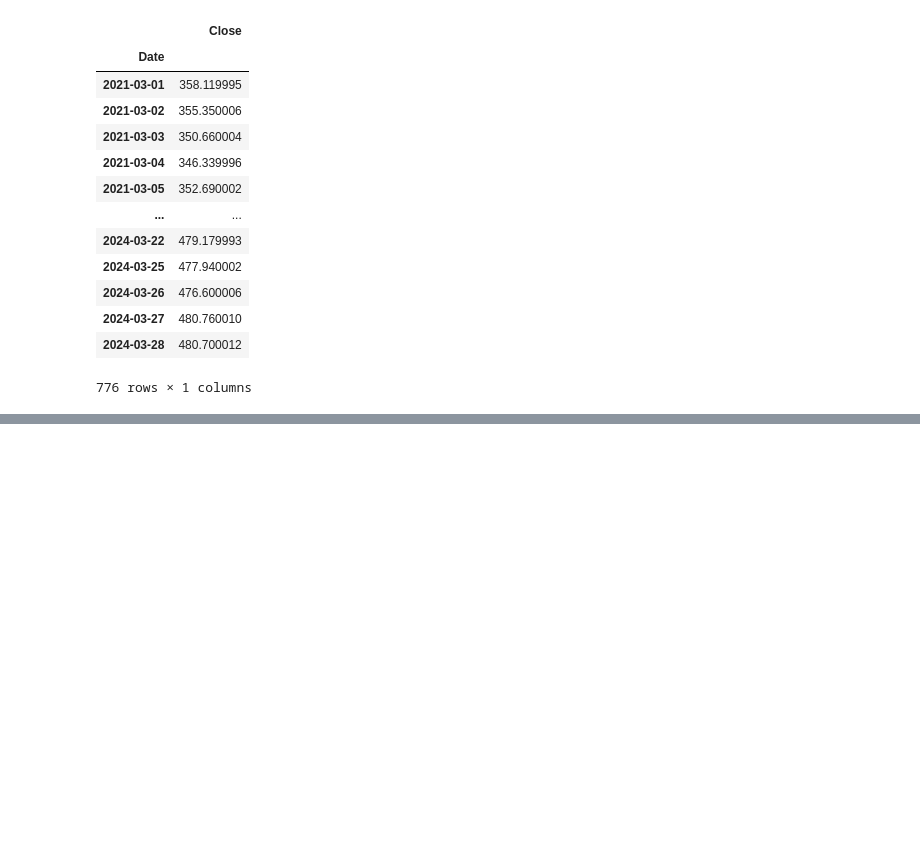
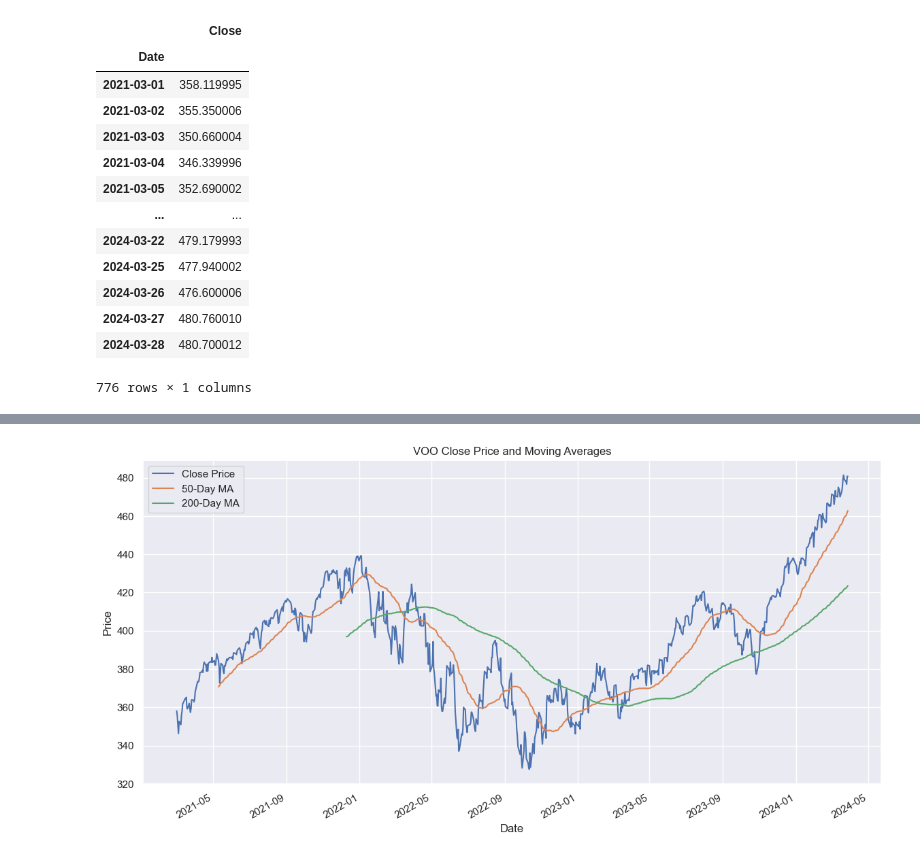
Before and after one commit to charltonxqh/SC1015-mini-project, a Jupyter notebook: ARIMA Analysis/ARIMA.ipynb, the cells around one changed output, grey strips where cells are left out. Drawn from its saved outputs; the diff is of its cells as text; code cells hidden in the pictures; blank space fills up the shorter version.

```diff
--- a/ARIMA Analysis/ARIMA.ipynb
+++ b/ARIMA Analysis/ARIMA.ipynb
@@ -135,0 +215,3 @@ df_close
+# %%
+# Apply first-order differencing
+df["close_diff"] = df_close.diff()
@@ -135,0 +227,19 @@ df_close
+# %%
+plt.figure(figsize=(14, 7))
+
+# Plotting the Closing Price
+df['Close'].plot(label='Close Price')
+
+# Short-term (50-day) and Long-term (200-day) Moving Averages
+df['MA50'] = df['Close'].rolling(50).mean()
+df['MA200'] = df['Close'].rolling(200).mean()
+df['MA50'].plot(label='50-Day MA')
+df['MA200'].plot(label='200-Day MA')
+
+plt.title('VOO Close Price and Moving Averages')
+plt.xlabel('Date')
+plt.ylabel('Price')
+plt.legend()
+plt.show()
+# %% [output]
+[figure, added]
```
Also changed, not shown: parts of 14 cells of this notebook.
